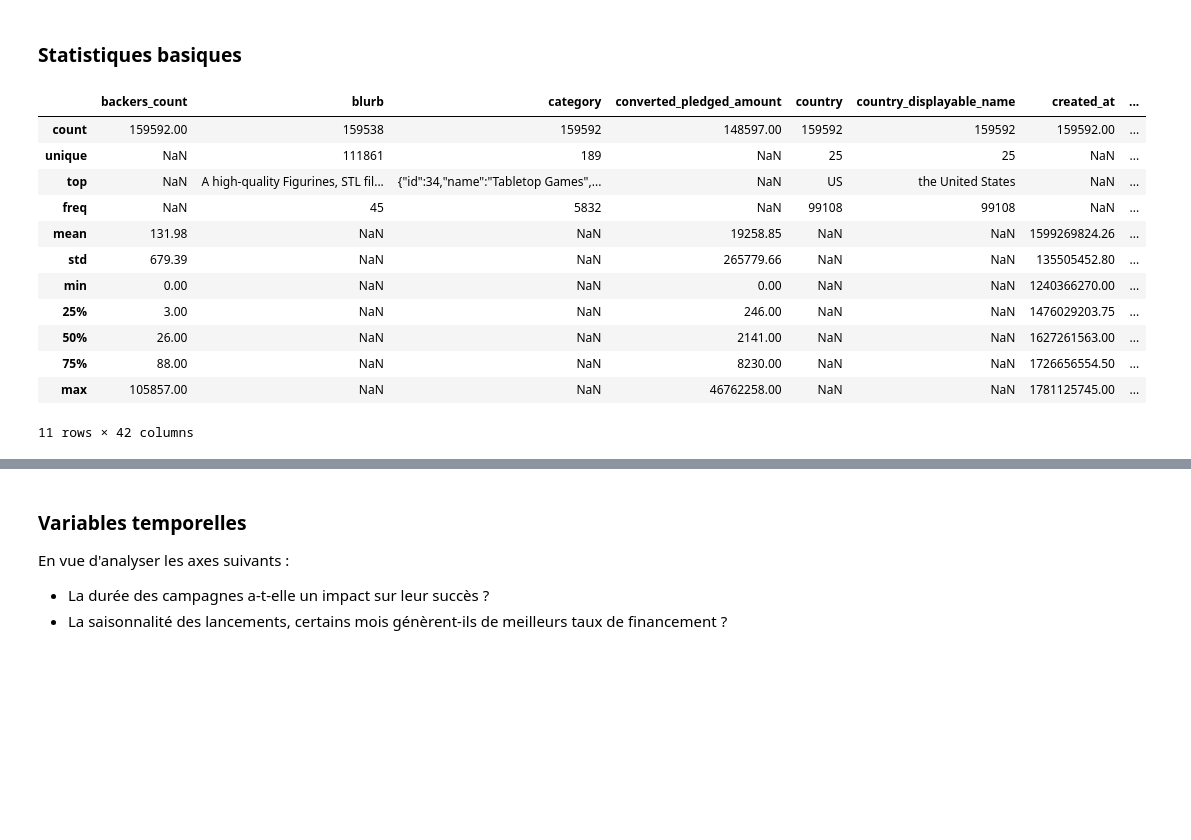
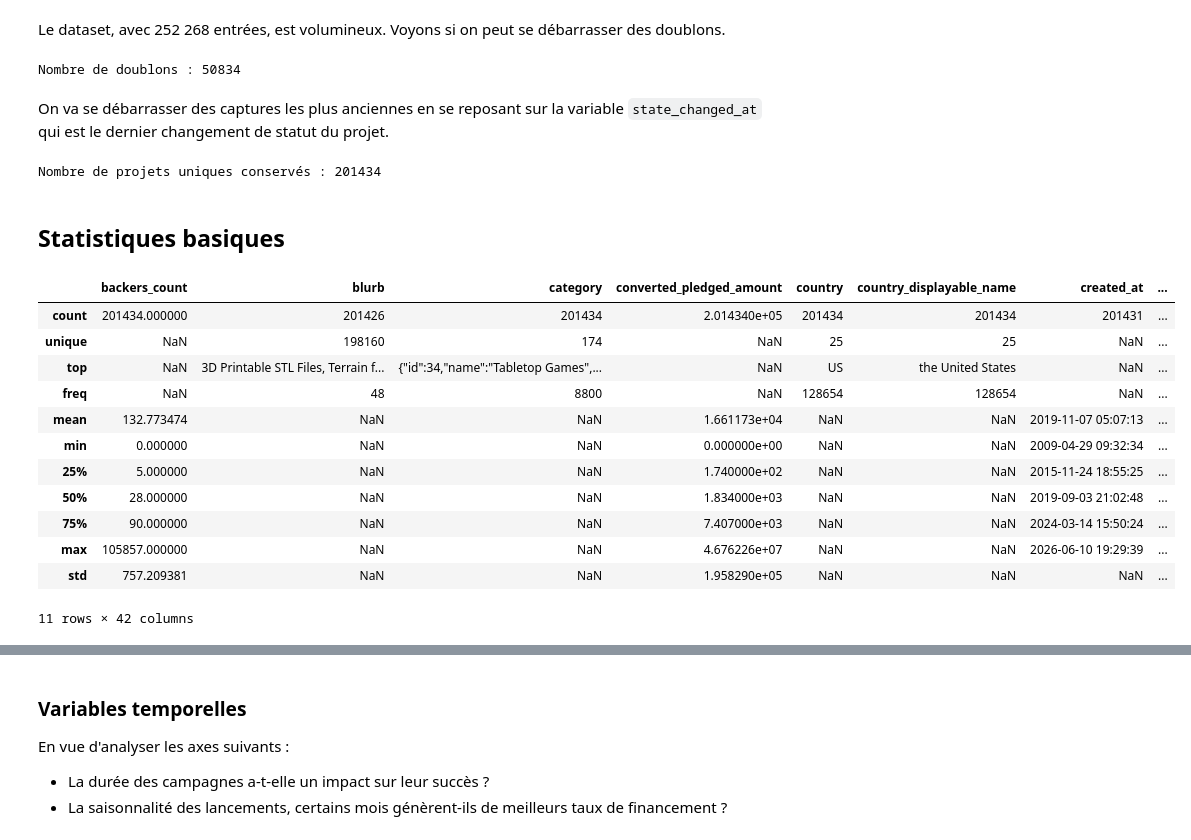
Before and after one commit to lbrdmariama/memoire-2026, a Jupyter notebook: code/data-cleaning.ipynb, the cells around one changed output, grey strips where cells are left out. Drawn from its saved outputs; the diff is of its cells as text; code cells hidden in the pictures; blank space fills up the shorter version.

```diff
--- a/code/data-cleaning.ipynb
+++ b/code/data-cleaning.ipynb
@@ -26,4 +28,4 @@ Inspectons les informations du mois de juin 2026 :
 import pandas as pd
 
 raw_202606 = pd.read_csv('/Users/mariamalaborde/Documents/DataScientest/memoire-2026/data/1-merged/202606-kickstarter.csv', sep=',', encoding='utf-8')
-raw_202606.info()
+raw_202507 = pd.read_csv('/Users/mariamalaborde/Documents/DataScientest/memoire-2026/data/1-merged/202507-kickstarter.csv', sep=',', encoding='utf-8')
@@ -207,0 +148,21 @@ memory usage: 43.7+ MB
+# %%
+# Remplacer toutes les dates aberrantes (avant la création de Kickstarter le 28/04/2009) par NaT
+kickstarter_birth = pd.Timestamp('2009-04-28')
+
+for col in cols_dates:
+    raw_202606.loc[raw_202606[col] < kickstarter_birth, col] = pd.NaT
+
+# Vérifier en trouvant le projet le plus ancien
+valid_launches = raw_202606['launched_at'].dropna()
+
+if not valid_launches.empty:
+    idx_min = valid_launches.idxmin()
+    projet_plus_ancien = raw_202606.loc[idx_min]
+
+    print("=== PROJET LE PLUS ANCIEN ===")
+    print(f"ID          : {projet_plus_ancien['id']}")
+    print(f"Nom         : {projet_plus_ancien['name']}")
+    print(f"Date Launch : {projet_plus_ancien['launched_at']}")
+    print(f"Statut      : {projet_plus_ancien['state']}")
+else:
+    print("Aucune date de lancement valide trouvée.")
@@ -207,0 +232,6 @@ memory usage: 43.7+ MB
+# %%
+# Supprimer les lignes où launched_at est manquant (NaT / NaN)
+raw_202606 = raw_202606.dropna(subset=['launched_at']).copy()
+
+print(f"Nombre de projets restants : {len(raw_202606)}")
+print(f"Valeurs manquantes dans launched_at : {raw_202606['launched_at'].isna().sum()}")
@@ -208,19 +243,41 @@ memory usage: 43.7+ MB
+# %% [markdown]
+Le dataset, avec 252 268 entrées, est volumineux. Voyons si on peut se débarrasser des doublons.
+# %%
+# Nombre de doublons basés sur l'ID
+print("Nombre de doublons :", raw_202606['id'].duplicated().sum())
+# %% [output]
+Nombre de doublons : 50834
+# %% [markdown]
+On va se débarrasser des captures les plus anciennes en se reposant sur la variable `state_changed_at` qui est le dernier changement de statut du projet.
+# %%
+# Convertir la colonne est bien au format datetime
+raw_202606['state_changed_at'] = pd.to_datetime(raw_202606['state_changed_at'], errors='coerce')
+
+# Trier par 'id' et par 'state_changed_at' croissant (du plus ancien au plus récent)
+raw_202606 = raw_202606.sort_values(by=['id', 'state_changed_at'], ascending=[True, True])
+
+# Supprimer les doublons en ne conservant que la dernière occurrence
+raw_202606_unique = raw_202606.drop_duplicates(subset=['id'], keep='last').copy()
+
+print(f"Nombre de projets uniques conservés : {len(raw_202606_unique)}")
+# %% [output]
+Nombre de projets uniques conservés : 201434
 # %% [markdown]
-### Statistiques basiques
+## Statistiques basiques
 # %%
-sample_year.describe(include='all')
+raw_202606_unique.describe(include='all')
 # %% [output]
 |  | backers_count | blurb | category | converted_pledged_amount | country | country_displayable_name | created_at | ... |
-| count | 159592.00 | 159538 | 159592 | 148597.00 | 159592 | 159592 | 159592.00 | ... |
-| unique | NaN | 111861 | 189 | NaN | 25 | 25 | NaN | ... |
-| top | NaN | A high-quality Figurines, STL fil... | {"id":34,"name":"Tabletop Games",... | NaN | US | the United States | NaN | ... |
-| freq | NaN | 45 | 5832 | NaN | 99108 | 99108 | NaN | ... |
-| mean | 131.98 | NaN | NaN | 19258.85 | NaN | NaN | 1599269824.26 | ... |
-| std | 679.39 | NaN | NaN | 265779.66 | NaN | NaN | 135505452.80 | ... |
-| min | 0.00 | NaN | NaN | 0.00 | NaN | NaN | 1240366270.00 | ... |
-| 25% | 3.00 | NaN | NaN | 246.00 | NaN | NaN | 1476029203.75 | ... |
-| 50% | 26.00 | NaN | NaN | 2141.00 | NaN | NaN | 1627261563.00 | ... |
-| 75% | 88.00 | NaN | NaN | 8230.00 | NaN | NaN | 1726656554.50 | ... |
-| max | 105857.00 | NaN | NaN | 46762258.00 | NaN | NaN | 1781125745.00 | ... |
+| count | 201434.000000 | 201426 | 201434 | 2.014340e+05 | 201434 | 201434 | 201431 | ... |
+| unique | NaN | 198160 | 174 | NaN | 25 | 25 | NaN | ... |
+| top | NaN | 3D Printable STL Files, Terrain f... | {"id":34,"name":"Tabletop Games",... | NaN | US | the United States | NaN | ... |
+| freq | NaN | 48 | 8800 | NaN | 128654 | 128654 | NaN | ... |
+| mean | 132.773474 | NaN | NaN | 1.661173e+04 | NaN | NaN | 2019-11-07 05:07:13 | ... |
+| min | 0.000000 | NaN | NaN | 0.000000e+00 | NaN | NaN | 2009-04-29 09:32:34 | ... |
+| 25% | 5.000000 | NaN | NaN | 1.740000e+02 | NaN | NaN | 2015-11-24 18:55:25 | ... |
+| 50% | 28.000000 | NaN | NaN | 1.834000e+03 | NaN | NaN | 2019-09-03 21:02:48 | ... |
+| 75% | 90.000000 | NaN | NaN | 7.407000e+03 | NaN | NaN | 2024-03-14 15:50:24 | ... |
+| max | 105857.000000 | NaN | NaN | 4.676226e+07 | NaN | NaN | 2026-06-10 19:29:39 | ... |
+| std | 757.209381 | NaN | NaN | 1.958290e+05 | NaN | NaN | NaN | ... |
 11 rows × 42 columns
 # %% [markdown]
```
Also changed, not shown: parts of 62 cells of this notebook.
